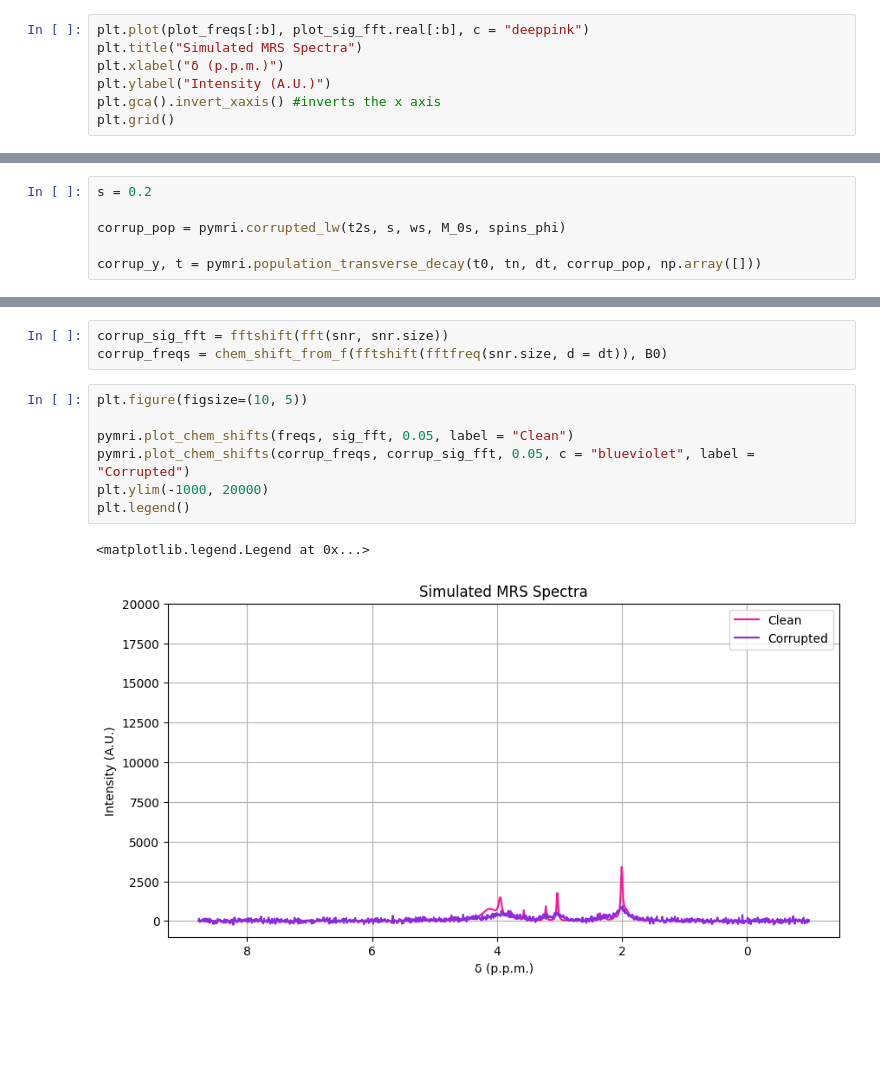
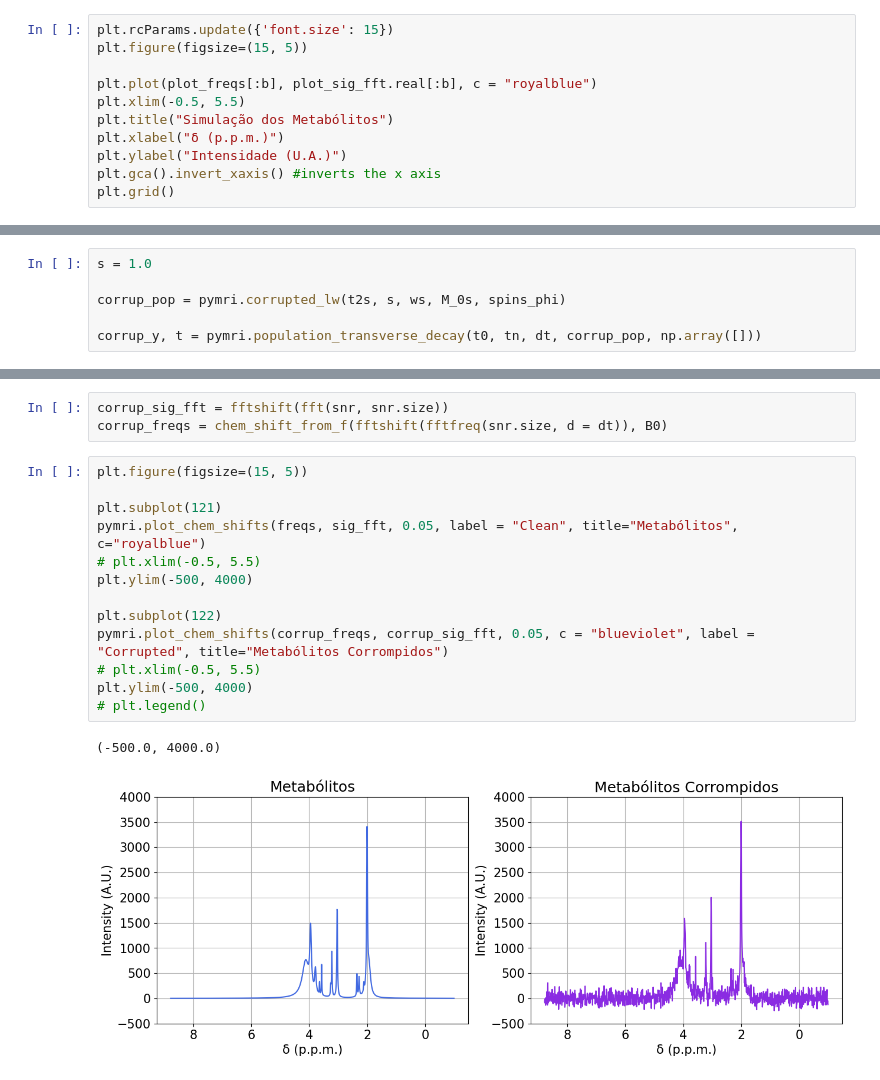
Before and after one commit to JoaoDell/MRI-study, a Jupyter notebook: examples/metabolites/metabolites.ipynb, the cells around one changed output, grey strips where cells are left out. Drawn from its saved outputs; the diff is of its cells as text; blank space fills up the shorter version.

```diff
--- a/examples/metabolites/metabolites.ipynb
+++ b/examples/metabolites/metabolites.ipynb
@@ -103,10 +108,14 @@ b = int(45*100*dt*b)
 # %% [markdown]
 Giving the following results:
 # %%
-plt.plot(plot_freqs[:b], plot_sig_fft.real[:b], c = "deeppink")
-plt.title("Simulated MRS Spectra")
+plt.rcParams.update({'font.size': 15})
+plt.figure(figsize=(15, 5))
+
+plt.plot(plot_freqs[:b], plot_sig_fft.real[:b], c = "royalblue")
+plt.xlim(-0.5, 5.5)
+plt.title("Simulação dos Metabólitos")
 plt.xlabel("δ (p.p.m.)")
-plt.ylabel("Intensity (A.U.)")
+plt.ylabel("Intensidade (U.A.)")
 plt.gca().invert_xaxis() #inverts the x axis
 plt.grid()
 # %% [output]
@@ -200,7 +209,7 @@ print(pymri.snr(np.abs(corrup_sig_fft)))
 # %% [markdown]
 ## LW + SNR + MM
 # %%
-s = 0.2
+s = 1.0
 
 corrup_pop = pymri.corrupted_lw(t2s, s, ws, M_0s, spins_phi)
 
@@ -223,12 +232,18 @@ plt.grid()
 corrup_sig_fft = fftshift(fft(snr, snr.size))
 corrup_freqs = chem_shift_from_f(fftshift(fftfreq(snr.size, d = dt)), B0)
 # %%
-plt.figure(figsize=(10, 5))
+plt.figure(figsize=(15, 5))
 
-pymri.plot_chem_shifts(freqs, sig_fft, 0.05, label = "Clean")
-pymri.plot_chem_shifts(corrup_freqs, corrup_sig_fft, 0.05, c = "blueviolet", label = "Corrupted")
-plt.ylim(-1000, 20000)
-plt.legend()
+plt.subplot(121)
+pymri.plot_chem_shifts(freqs, sig_fft, 0.05, label = "Clean", title="Metabólitos", c="royalblue")
+# plt.xlim(-0.5, 5.5)
+plt.ylim(-500, 4000)
+
+plt.subplot(122)
+pymri.plot_chem_shifts(corrup_freqs, corrup_sig_fft, 0.05, c = "blueviolet", label = "Corrupted", title="Metabólitos Corrompidos")
+# plt.xlim(-0.5, 5.5)
+plt.ylim(-500, 4000)
+# plt.legend()
 # %% [output]
-<matplotlib.legend.Legend at 0x...>
+(-500.0, 4000.0)
-[figure, old version]
+[figure, new version]
```
Also changed, not shown: parts of 11 cells of this notebook, 29 other files.
